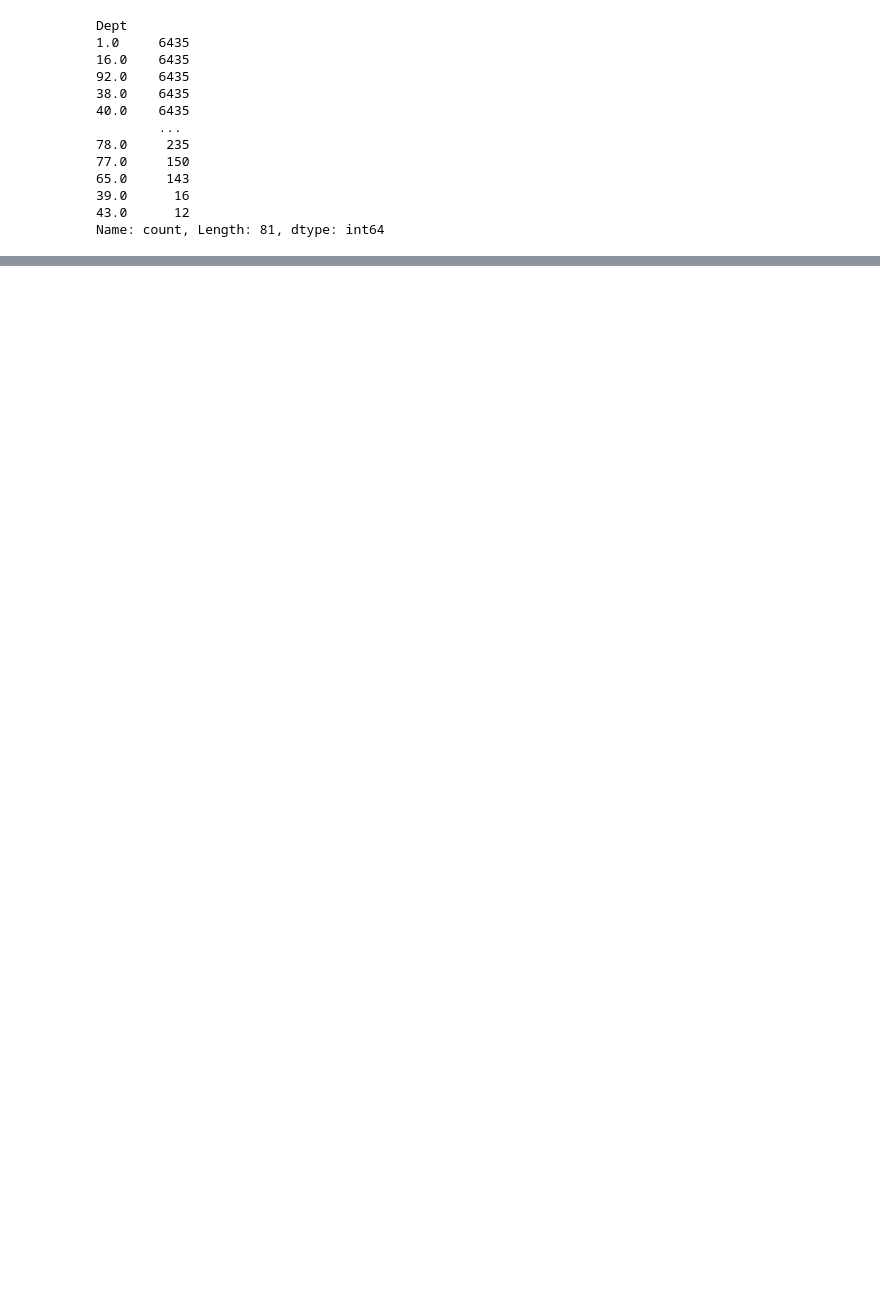
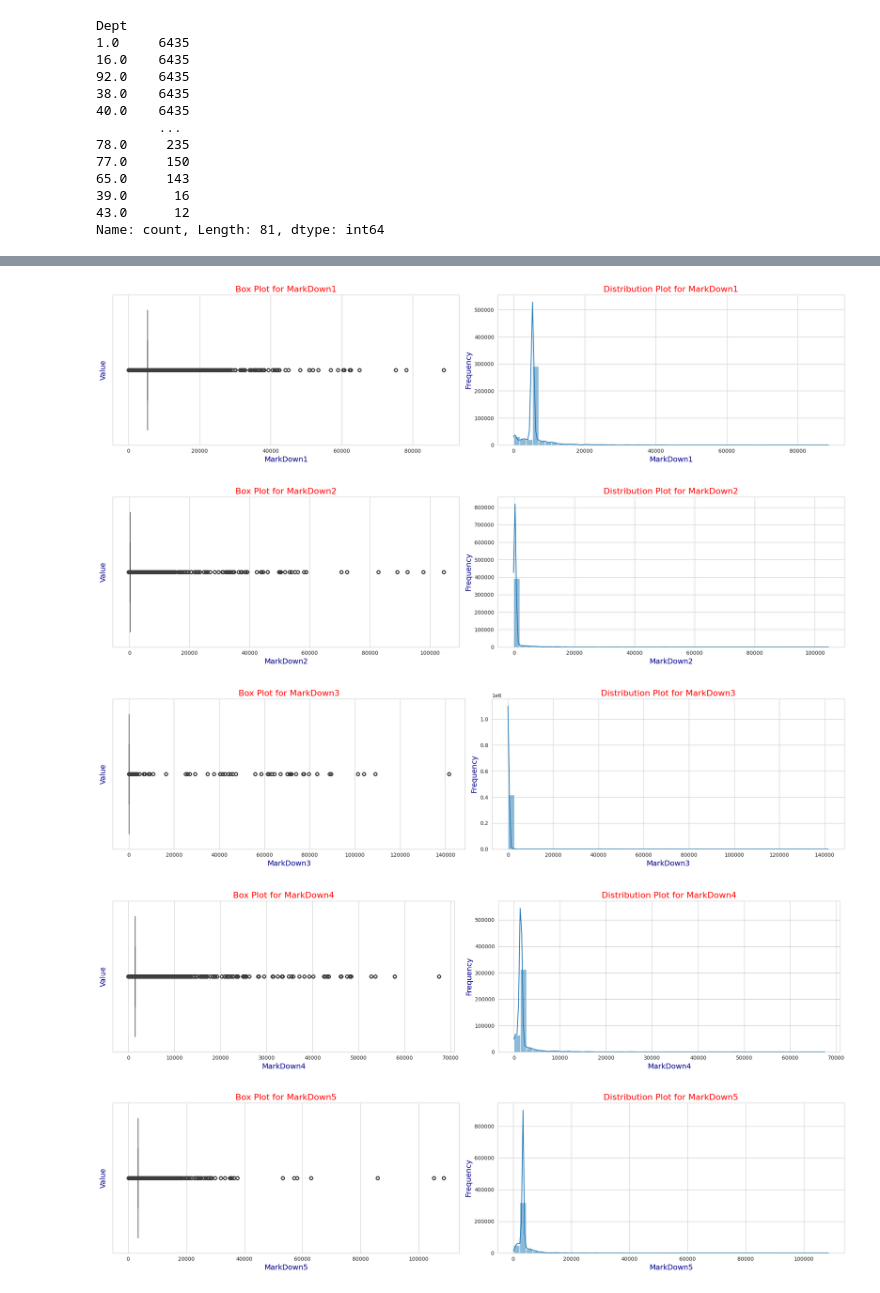
Before and after one commit to SriRamK345/Retail_Sales_Forecast, a Jupyter notebook: Sales_Final_Project.ipynb, the cells around one changed output, grey strips where cells are left out. Drawn from its saved outputs; the diff is of its cells as text; code cells hidden in the pictures; blank space fills up the shorter version.

```diff
--- a/Sales_Final_Project.ipynb
+++ b/Sales_Final_Project.ipynb
@@ -297,0 +429,3 @@ df[numeric_columns].describe()
+# %%
+df2 = df.copy()
+df2.head()
@@ -297,0 +439,15 @@ df[numeric_columns].describe()
+# %%
+df2.MarkDown1.fillna(df2.MarkDown1.median(), inplace=True)
+df2.MarkDown2.fillna(df2.MarkDown2.median(), inplace=True)
+df2.MarkDown3.fillna(df2.MarkDown3.median(), inplace=True)
+df2.MarkDown4.fillna(df2.MarkDown4.median(), inplace=True)
+df2.MarkDown5.fillna(df2.MarkDown5.median(), inplace=True)
+# %%
+for i in MarkDown:
+  plot(df2, i)
+# %% [output]
+[figure, added]
+[figure, added]
+[figure, added]
+[figure, added]
+[figure, added]
```
Also changed, not shown: parts of 31 cells of this notebook.
